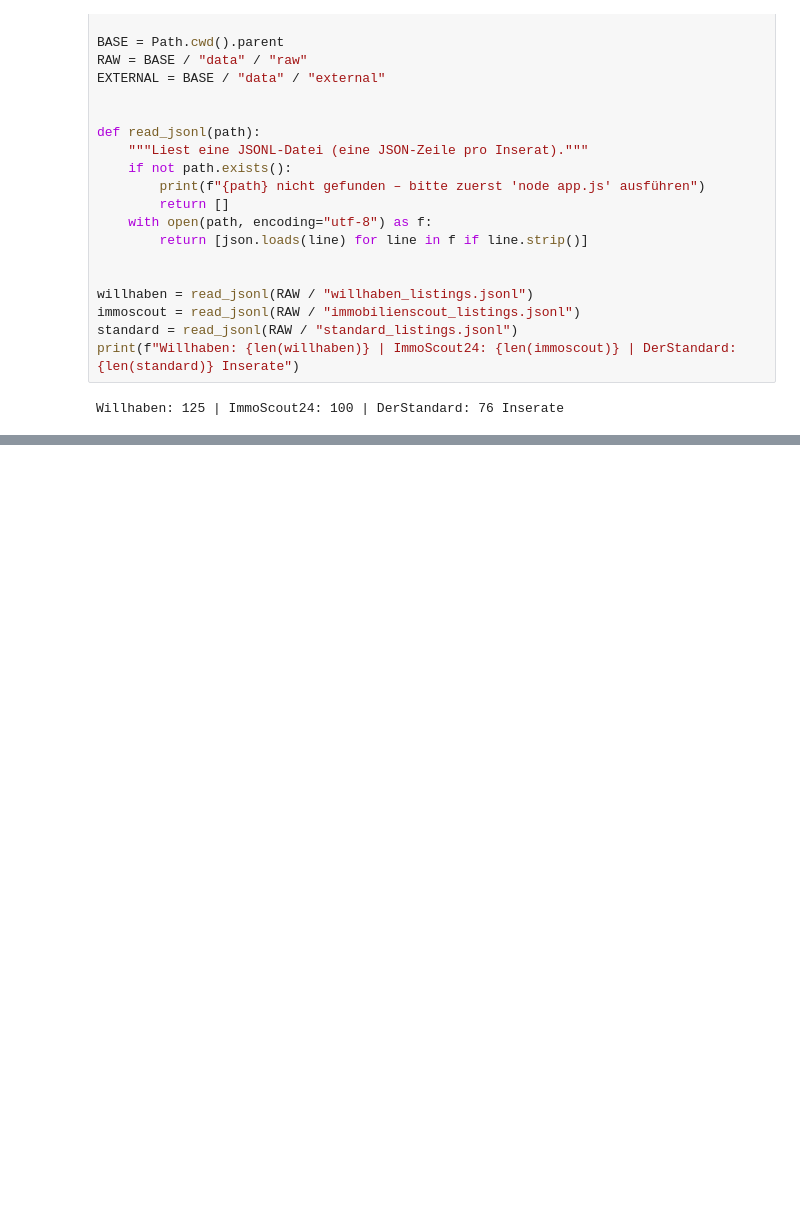
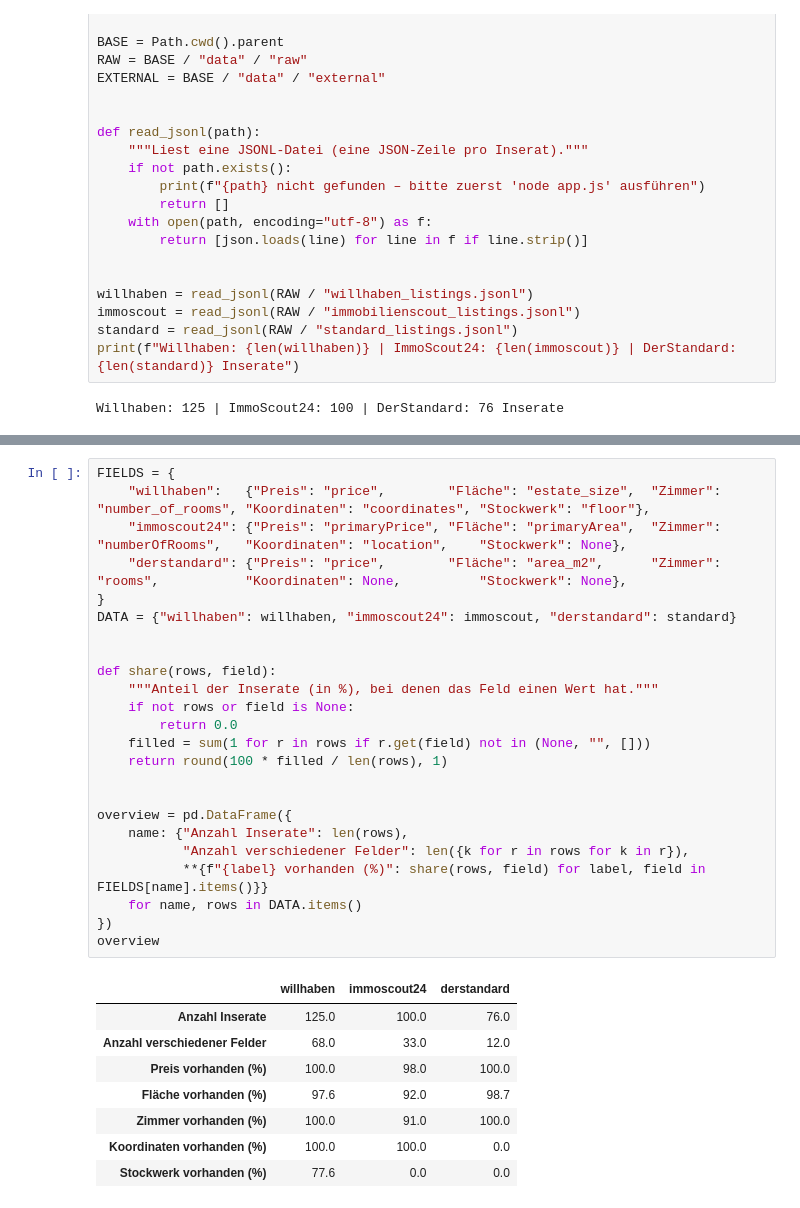
Before and after one commit to Koalabot95/BigDataProjekt, a Jupyter notebook: notebooks/data_source_layer.ipynb, the cells around one changed output, grey strips where cells are left out. Saved outputs shown, nothing was run; the diff lists cells and outputs as text; blank space fills up the shorter version.

```diff
--- a/notebooks/data_source_layer.ipynb
+++ b/notebooks/data_source_layer.ipynb
@@ -103,0 +141,33 @@ Einschränkung: DerStandard liefert keine Koordinaten. Etwa die Hälfte der Inse
+# %%
+FIELDS = {
+    "willhaben":   {"Preis": "price",        "Fläche": "estate_size",  "Zimmer": "number_of_rooms", "Koordinaten": "coordinates", "Stockwerk": "floor"},
+    "immoscout24": {"Preis": "primaryPrice", "Fläche": "primaryArea",  "Zimmer": "numberOfRooms",   "Koordinaten": "location",    "Stockwerk": None},
+    "derstandard": {"Preis": "price",        "Fläche": "area_m2",      "Zimmer": "rooms",           "Koordinaten": None,          "Stockwerk": None},
+}
+DATA = {"willhaben": willhaben, "immoscout24": immoscout, "derstandard": standard}
+
+
+def share(rows, field):
+    """Anteil der Inserate (in %), bei denen das Feld einen Wert hat."""
+    if not rows or field is None:
+        return 0.0
+    filled = sum(1 for r in rows if r.get(field) not in (None, "", []))
+    return round(100 * filled / len(rows), 1)
+
+
+overview = pd.DataFrame({
+    name: {"Anzahl Inserate": len(rows),
+           "Anzahl verschiedener Felder": len({k for r in rows for k in r}),
+           **{f"{label} vorhanden (%)": share(rows, field) for label, field in FIELDS[name].items()}}
+    for name, rows in DATA.items()
+})
+overview
+# %% [output]
+|  | willhaben | immoscout24 | derstandard |
+| Anzahl Inserate | 125.0 | 100.0 | 76.0 |
+| Anzahl verschiedener Felder | 68.0 | 33.0 | 12.0 |
+| Preis vorhanden (%) | 100.0 | 98.0 | 100.0 |
+| Fläche vorhanden (%) | 97.6 | 92.0 | 98.7 |
+| Zimmer vorhanden (%) | 100.0 | 91.0 | 100.0 |
+| Koordinaten vorhanden (%) | 100.0 | 100.0 | 0.0 |
+| Stockwerk vorhanden (%) | 77.6 | 0.0 | 0.0 |
```
Also changed, not shown: parts of 12 cells of this notebook, 4 other files.
